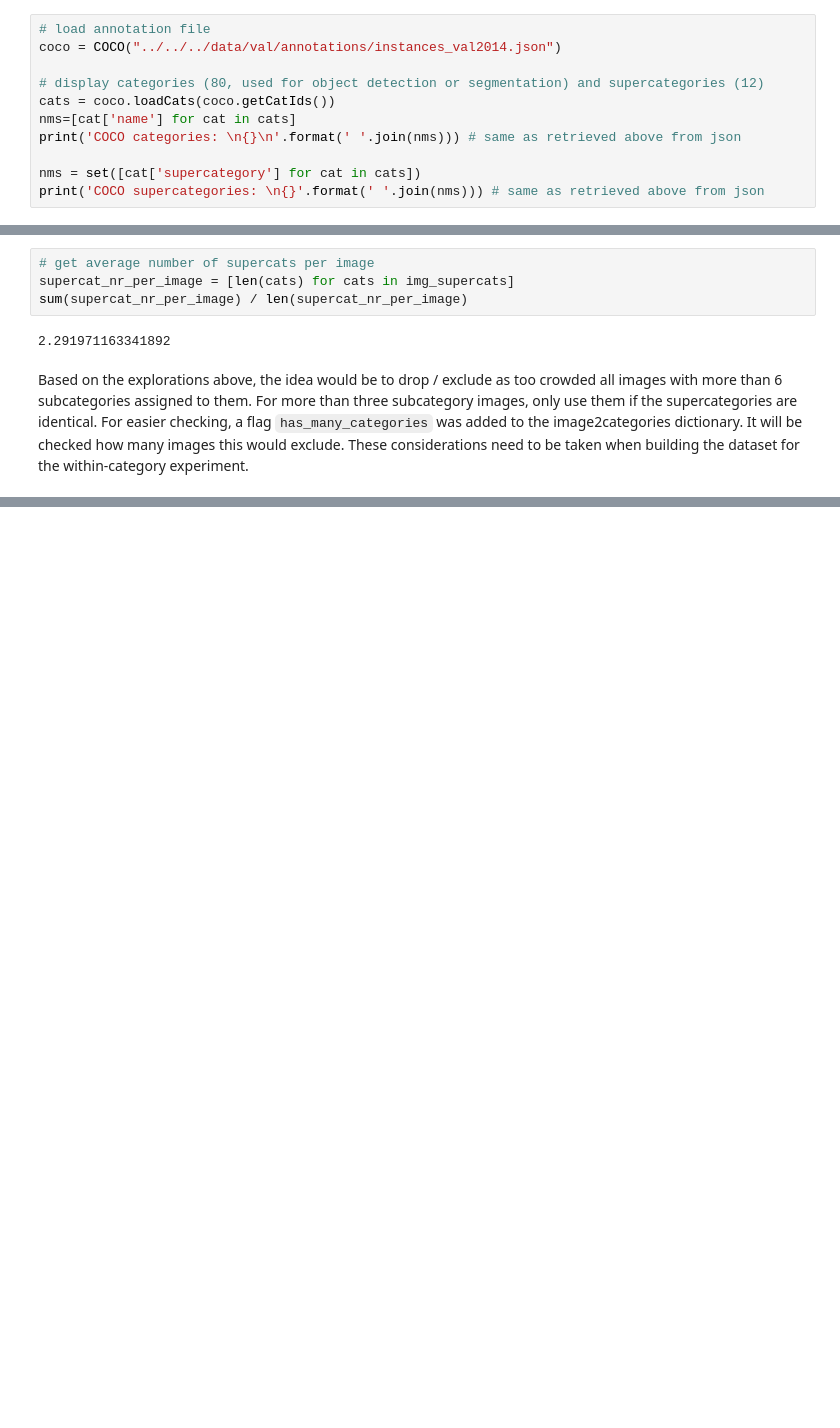
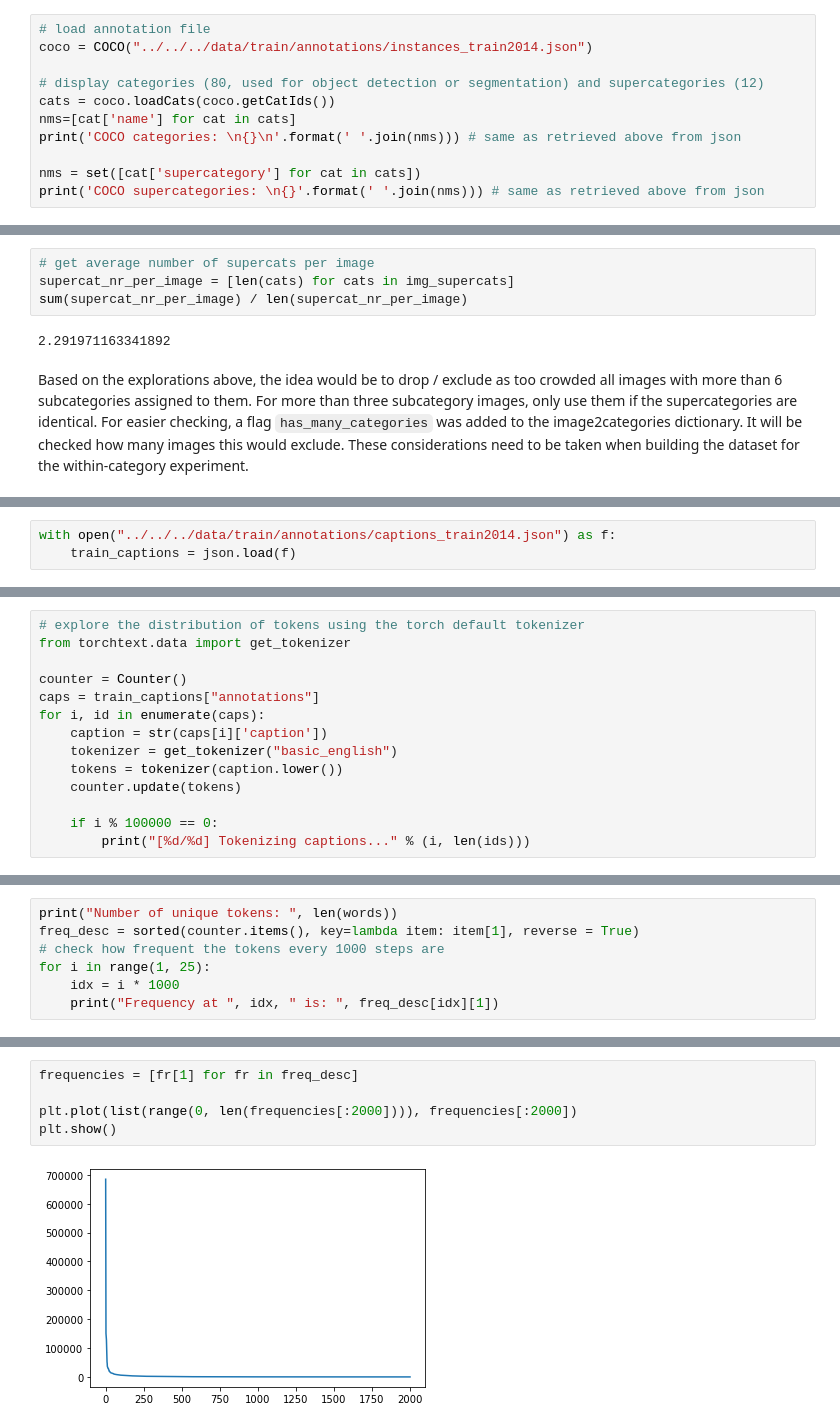
Before and after one commit to polina-tsvilodub/mSc-thesis, a Jupyter notebook: code/src/notebooks/dataset_exploration.ipynb, the cells around one changed output, grey strips where cells are left out. Drawn from its saved outputs; the diff is of its cells as text; blank space fills up the shorter version.

Commit message:
determine vocab threshold, add caption prep

```diff
--- a/code/src/notebooks/dataset_exploration.ipynb
+++ b/code/src/notebooks/dataset_exploration.ipynb
@@ -184,7 +182,7 @@ Below, the pycocotools API is used to conveniently take a look at some images an
 Pycocotools can be installed with `pip install pycocotools`. An example from pycocotools tutorial can be found [here](https://github.com/cocodataset/cocoapi/blob/master/PythonAPI/pycocoDemo.ipynb).
 # %%
 # load annotation file
-coco = COCO("../../../data/val/annotations/instances_val2014.json")
+coco = COCO("../../../data/train/annotations/instances_train2014.json")
 
 # display categories (80, used for object detection or segmentation) and supercategories (12)
 cats = coco.loadCats(coco.getCatIds())
@@ -477,0 +480,3 @@ Based on the explorations above, the idea would be to drop / exclude as too crow
+# %%
+with open("../../../data/train/annotations/captions_train2014.json") as f:
+    train_captions = json.load(f)
@@ -477,0 +494,14 @@ Based on the explorations above, the idea would be to drop / exclude as too crow
+# %%
+# explore the distribution of tokens using the torch default tokenizer
+from torchtext.data import get_tokenizer
+
+counter = Counter()
+caps = train_captions["annotations"]
+for i, id in enumerate(caps):
+    caption = str(caps[i]['caption'])
+    tokenizer = get_tokenizer("basic_english")
+    tokens = tokenizer(caption.lower())
+    counter.update(tokens)
+
+    if i % 100000 == 0:
+        print("[%d/%d] Tokenizing captions..." % (i, len(ids)))
@@ -477,0 +520,7 @@ Based on the explorations above, the idea would be to drop / exclude as too crow
+# %%
+print("Number of unique tokens: ", len(words))
+freq_desc = sorted(counter.items(), key=lambda item: item[1], reverse = True)
+# check how frequent the tokens every 1000 steps are
+for i in range(1, 25):
+    idx = i * 1000
+    print("Frequency at ", idx, " is: ", freq_desc[idx][1])
@@ -477,0 +550,7 @@ Based on the explorations above, the idea would be to drop / exclude as too crow
+# %%
+frequencies = [fr[1] for fr in freq_desc]
+
+plt.plot(list(range(0, len(frequencies[:2000]))), frequencies[:2000])
+plt.show()
+# %% [output]
+[figure, added]
```
Also changed, not shown: parts of 23 cells of this notebook, 1 other file.
